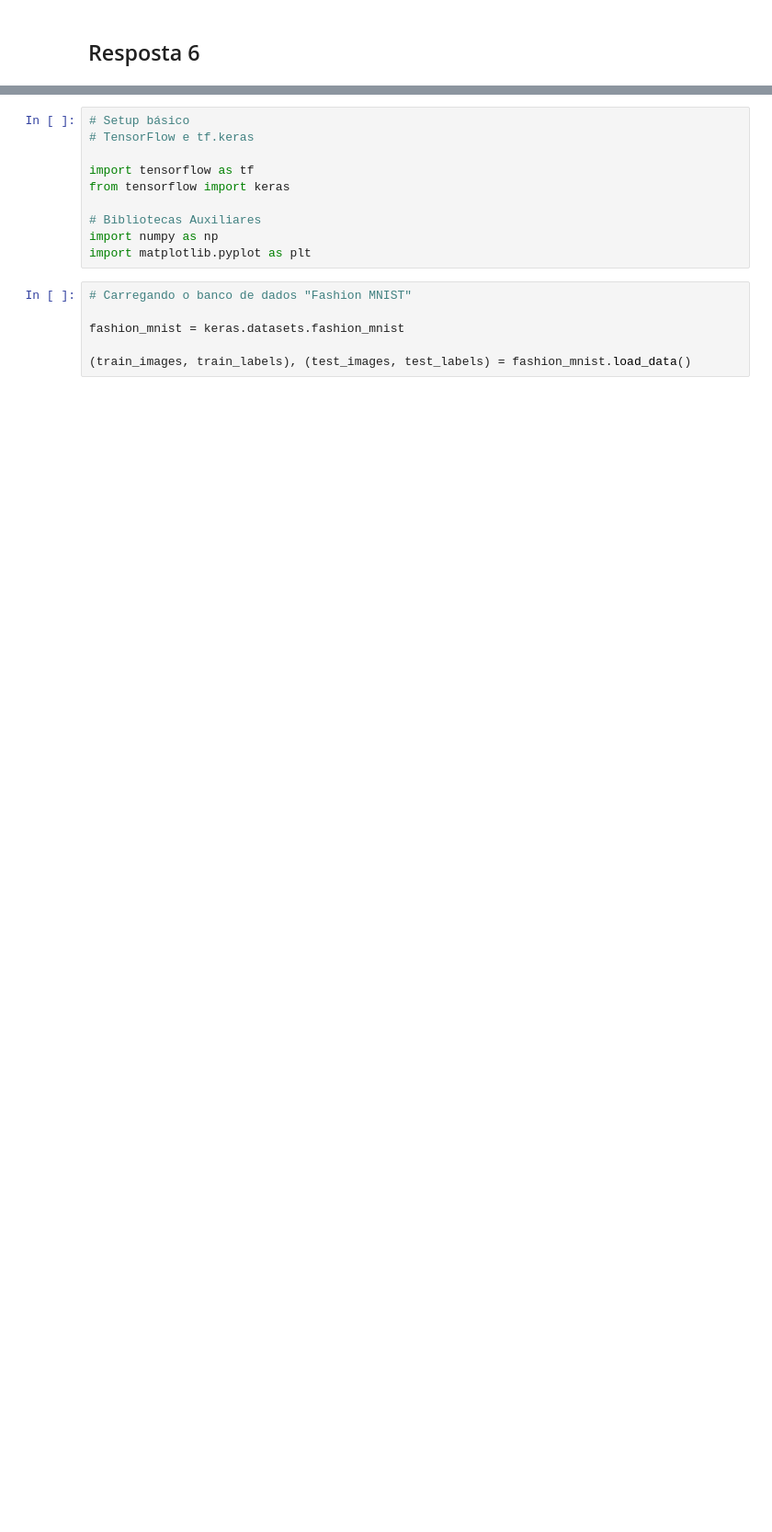
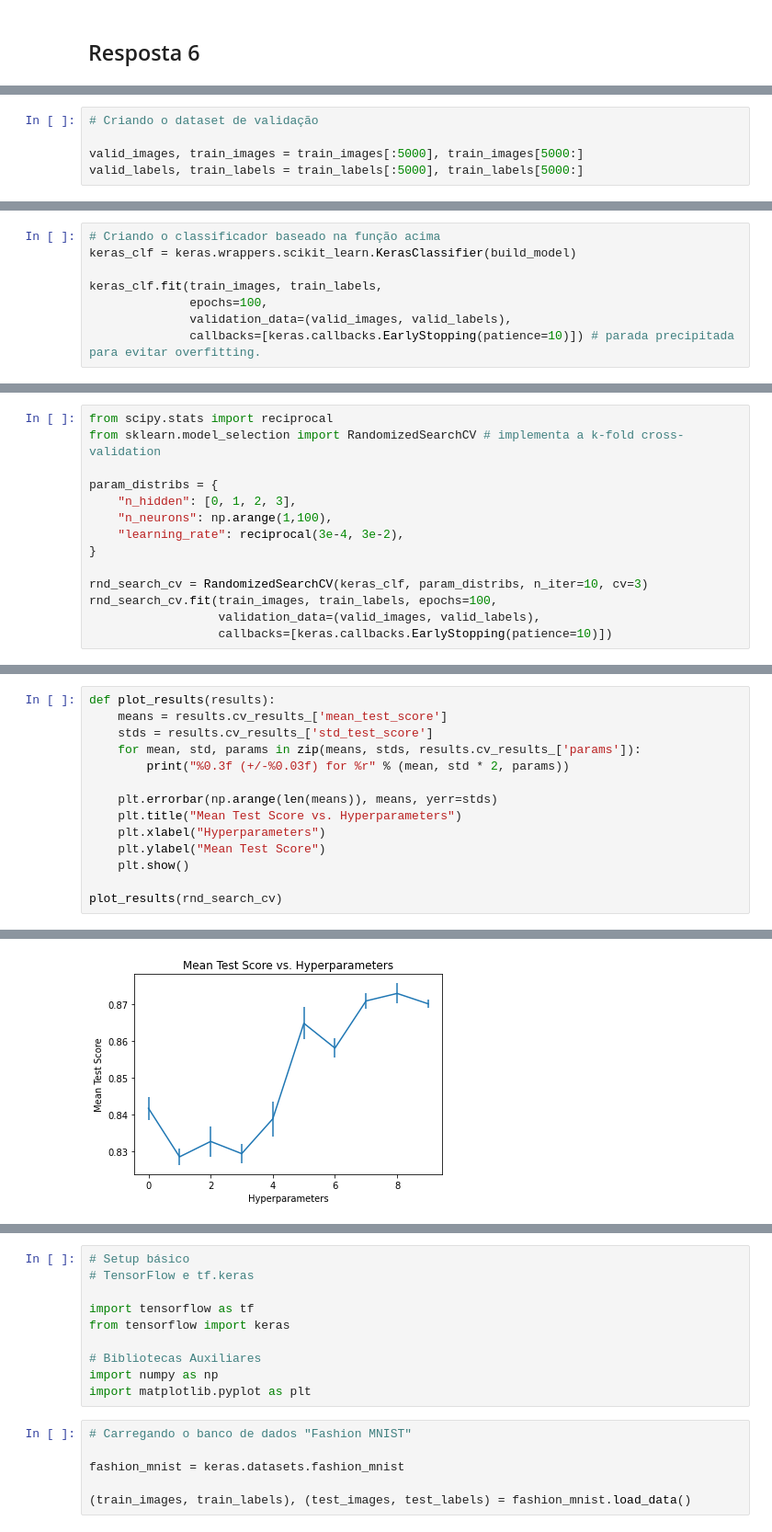
Before and after one commit to jespimentel/estudos_ia, a Jupyter notebook: 06_rna_pmc.ipynb, the cells around one changed output, grey strips where cells are left out. Shown at 92% size. Saved outputs shown, nothing was run; the diff lists cells and outputs as text; blank space fills up the shorter version.

```diff
--- a/06_rna_pmc.ipynb
+++ b/06_rna_pmc.ipynb
@@ -196,0 +247,5 @@ Para o reconhecimento de caracteres de 0 a 9 são precisos 10 neurônios de saí
+# %%
+# Criando o dataset de validação
+
+valid_images, train_images = train_images[:5000], train_images[5000:]
+valid_labels, train_labels = train_labels[:5000], train_labels[5000:]
@@ -196,0 +268,8 @@ Para o reconhecimento de caracteres de 0 a 9 são precisos 10 neurônios de saí
+# %%
+# Criando o classificador baseado na função acima
+keras_clf = keras.wrappers.scikit_learn.KerasClassifier(build_model)
+
+keras_clf.fit(train_images, train_labels,
+              epochs=100,
+              validation_data=(valid_images, valid_labels),
+              callbacks=[keras.callbacks.EarlyStopping(patience=10)]) # parada precipitada para evitar overfitting.
@@ -196,0 +310,14 @@ Para o reconhecimento de caracteres de 0 a 9 são precisos 10 neurônios de saí
+# %%
+from scipy.stats import reciprocal
+from sklearn.model_selection import RandomizedSearchCV # implementa a k-fold cross-validation
+
+param_distribs = {
+    "n_hidden": [0, 1, 2, 3],
+    "n_neurons": np.arange(1,100),
+    "learning_rate": reciprocal(3e-4, 3e-2),
+}
+
+rnd_search_cv = RandomizedSearchCV(keras_clf, param_distribs, n_iter=10, cv=3)
+rnd_search_cv.fit(train_images, train_labels, epochs=100,
+                  validation_data=(valid_images, valid_labels),
+                  callbacks=[keras.callbacks.EarlyStopping(patience=10)])
@@ -196,0 +352,15 @@ Para o reconhecimento de caracteres de 0 a 9 são precisos 10 neurônios de saí
+# %%
+def plot_results(results):
+    means = results.cv_results_['mean_test_score']
+    stds = results.cv_results_['std_test_score']
+    for mean, std, params in zip(means, stds, results.cv_results_['params']):
+        print("%0.3f (+/-%0.03f) for %r" % (mean, std * 2, params))
+
+    plt.errorbar(np.arange(len(means)), means, yerr=stds)
+    plt.title("Mean Test Score vs. Hyperparameters")
+    plt.xlabel("Hyperparameters")
+    plt.ylabel("Mean Test Score")
+    plt.show()
+
+plot_results(rnd_search_cv)
+# %% [output]
@@ -196,0 +377 @@ Para o reconhecimento de caracteres de 0 a 9 são precisos 10 neurônios de saí
+[figure, added]
```
Also changed, not shown: parts of 14 cells of this notebook.
